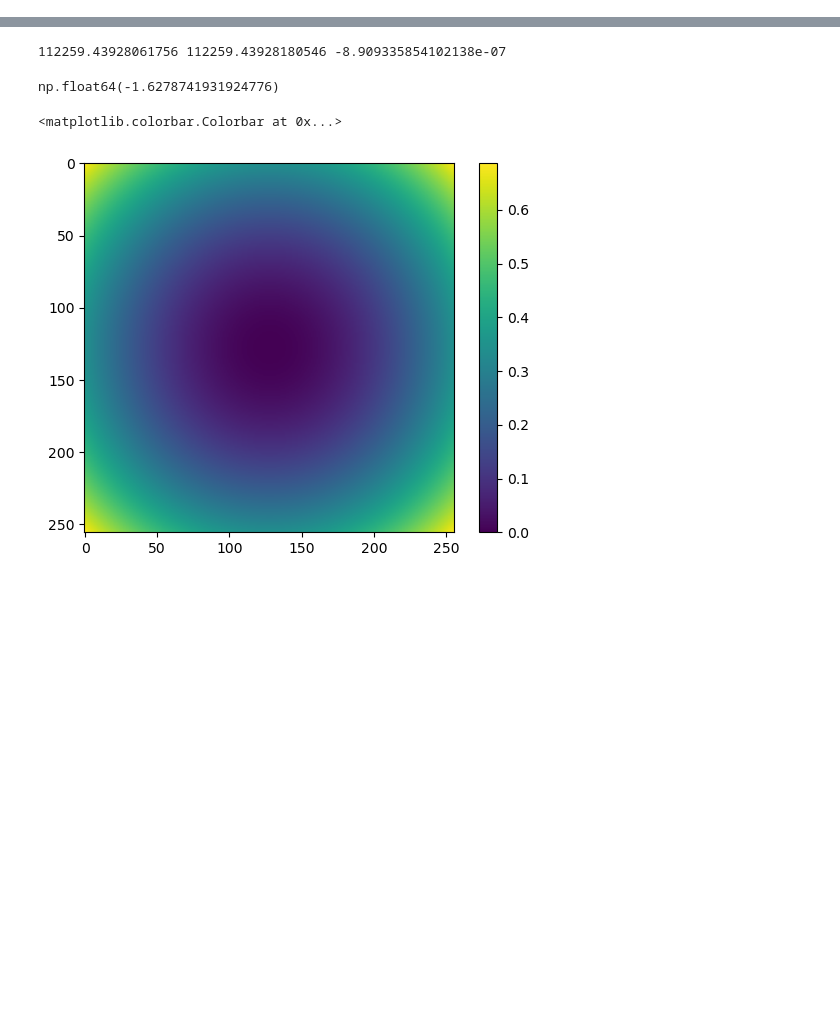
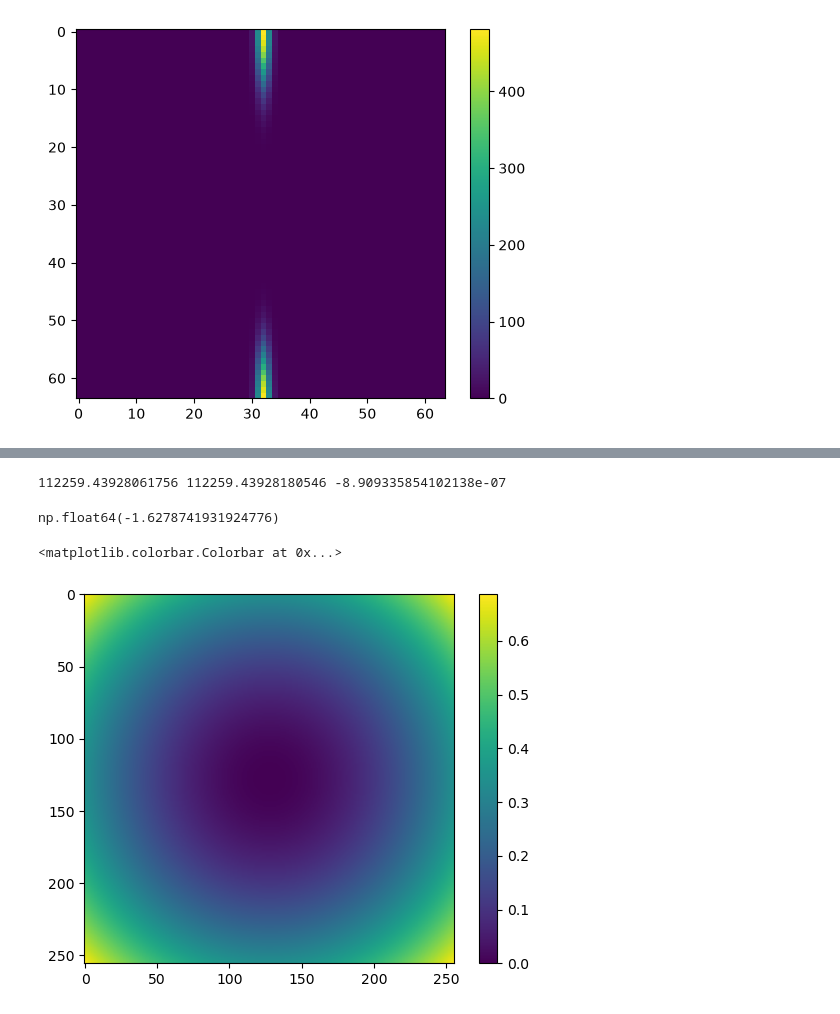
Before and after one commit to kskarthiksk/gaussian_duct_1, a Jupyter notebook: spectral_method.ipynb, the cells around one changed output, grey strips where cells are left out. Saved outputs shown, nothing was run; the diff lists cells and outputs as text; code cells hidden in the pictures; blank space fills up the shorter version.

```diff
--- a/spectral_method.ipynb
+++ b/spectral_method.ipynb
@@ -61,3 +68,11 @@ plt.show()
+# %%
+E_fft = np.fft.fftshift(np.fft.fft(E))
+# E_fft = np.fft.ifft(np.fft.fft(E))
+plt.imshow(np.abs(E_fft**2))
+plt.colorbar()
+plt.show()
+# %% [output]
+[figure, added]
 # %%
 # SAS
 device = torch.device("cuda:0" if torch.cuda.is_available() else "cpu")
```
Also changed, not shown: parts of 11 cells of this notebook, 8 other files.
